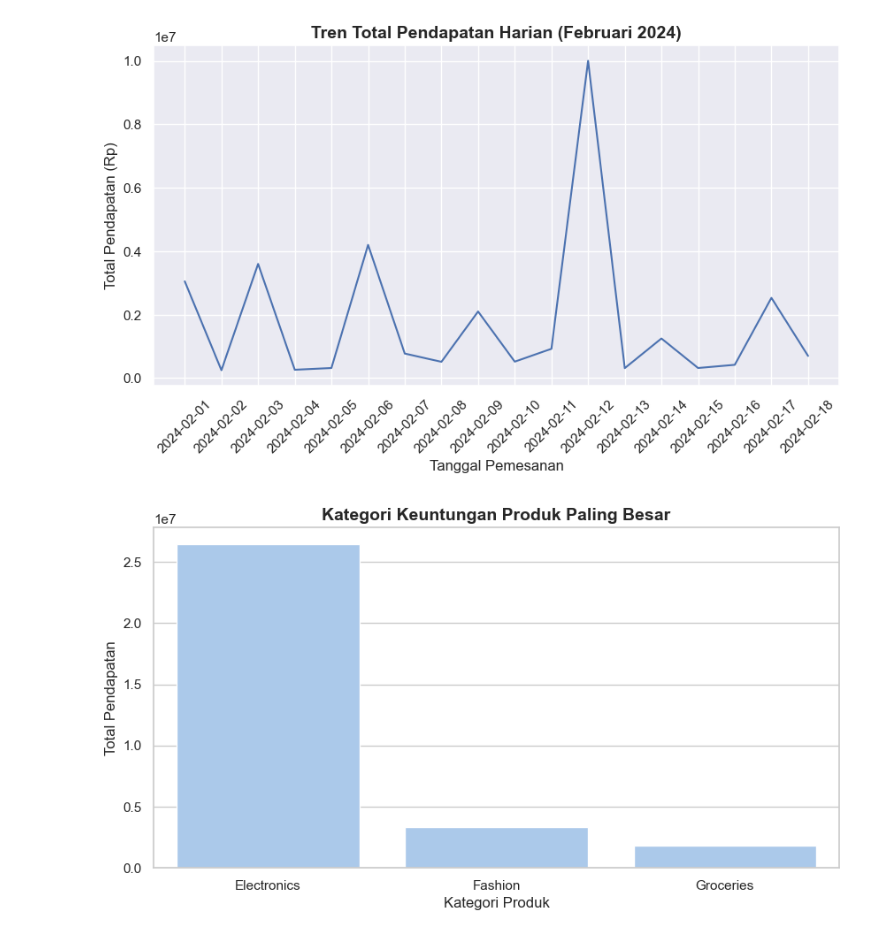
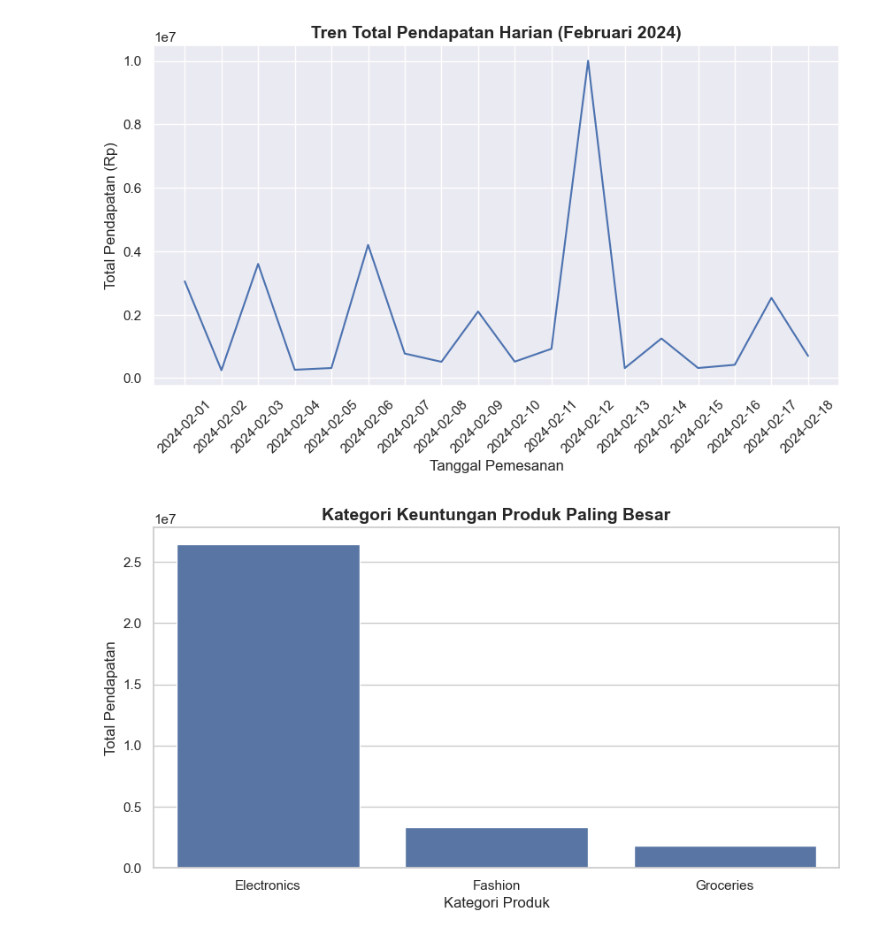
Before and after one commit to rottiiibakarr/Capstone_Project_Data_Cleaning, a Jupyter notebook: Portfolio_Ecommerce_Analytics/data_visualization.ipynb, the cells around one changed output. Saved outputs shown, nothing was run; the diff lists cells and outputs as text; code cells hidden in the pictures.

```diff
--- a/Portfolio_Ecommerce_Analytics/data_visualization.ipynb
+++ b/Portfolio_Ecommerce_Analytics/data_visualization.ipynb
@@ -34,21 +35,23 @@ plt.show()
 # %%
 # Kategori Produk Paling Menguntungkan
 kategori_produk_keuntungan = df.groupby('Product_Category')['Total_Sales'].sum().reset_index().sort_values(by='Total_Sales', ascending=False)
 
+# Buat ukuran kanvas (luas = 10, tinggi = 5)
 plt.figure(figsize=(10, 5))
 
-sns.set_theme(style='whitegrid', palette='pastel')
+sns.set_theme(style='whitegrid') # Menggunakan tema gelap
 
+# Membuat grafik batang
 sns.barplot(
     data=kategori_produk_keuntungan,
-    x='Product_Category',
-    y='Total_Sales'
+    x='Product_Category', # Horizontal
+    y='Total_Sales' # Vertikal
 )
 
-plt.title('Kategori Keuntungan Produk Paling Besar', fontsize=14, fontweight='bold')
-plt.xlabel('Kategori Produk')
-plt.ylabel('Total Pendapatan')
+plt.title('Kategori Keuntungan Produk Paling Besar', fontsize=14, fontweight='bold') # Judul
+plt.xlabel('Kategori Produk') # Label pada horizontal
+plt.ylabel('Total Pendapatan') # Label pada vertikal
 
-plt.show()
+plt.show() # Menampilkan
 # %% [output]
-[figure, old version]
+[figure, new version]
```
Also changed, not shown: parts of 1 cell of this notebook.
